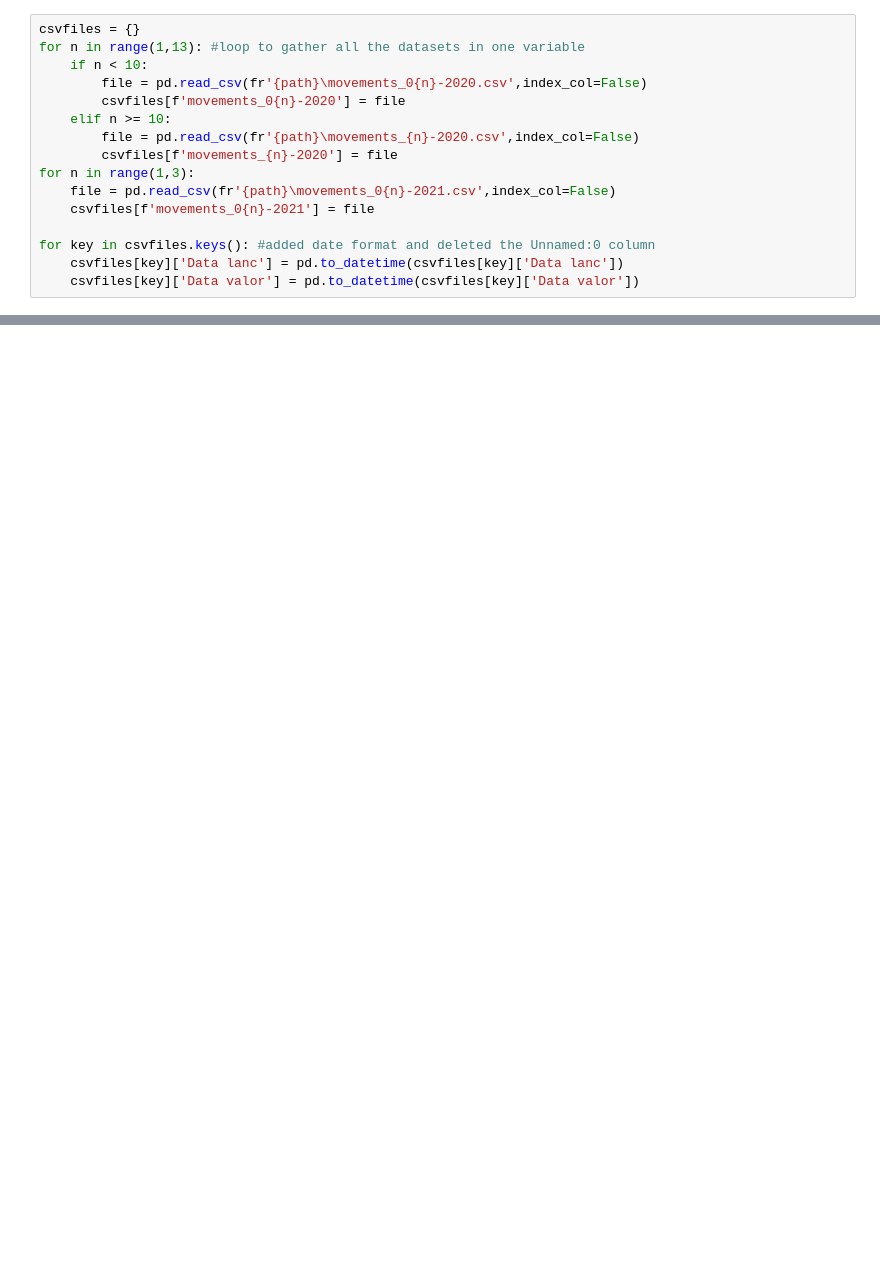
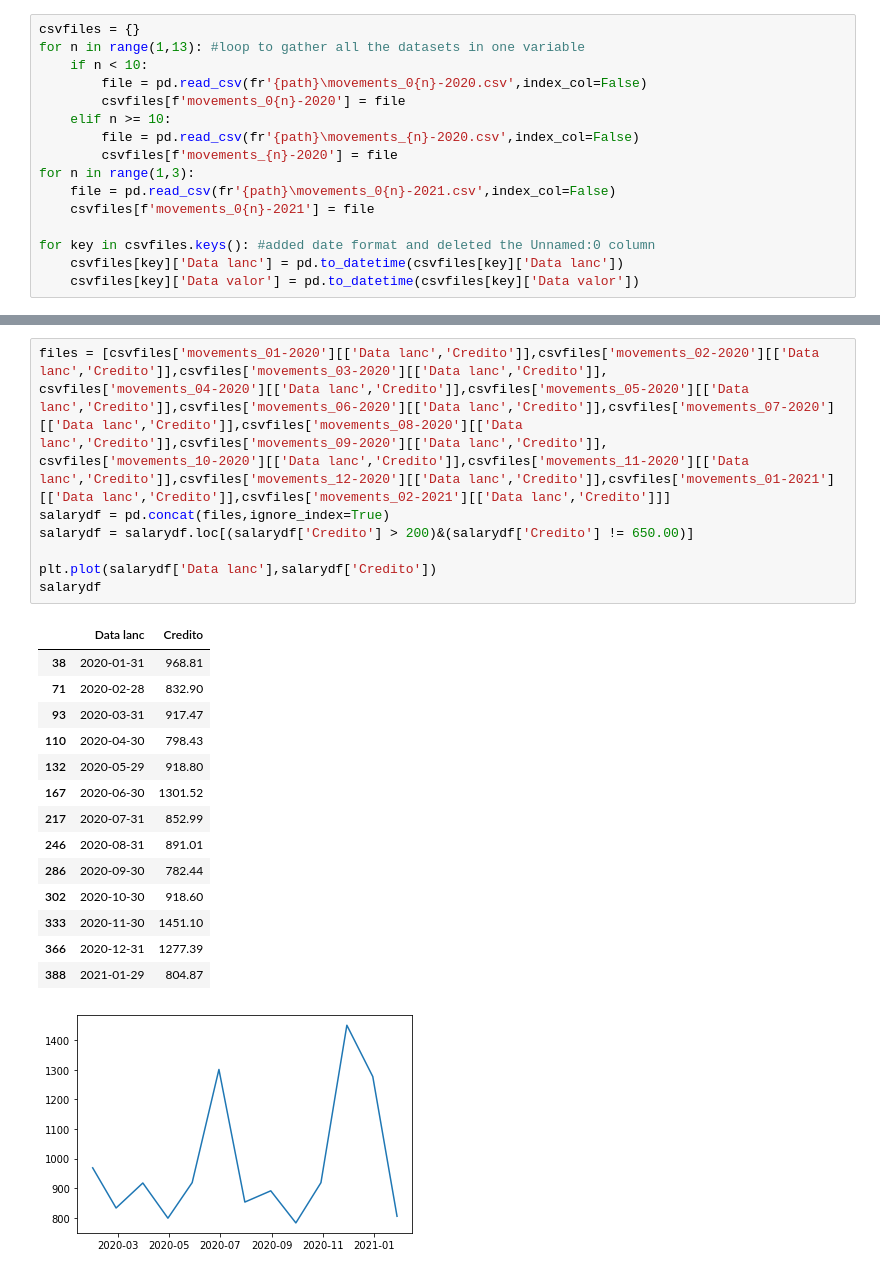
Before and after one commit to Astrobert0/Project-4, a Jupyter notebook: Analysis.ipynb, the cells around one changed output, grey strips where cells are left out. Saved outputs shown, nothing was run; the diff lists cells and outputs as text; blank space fills up the shorter version.

```diff
--- a/Analysis.ipynb
+++ b/Analysis.ipynb
@@ -34,3 +188,28 @@ for key in csvfiles.keys():
+# %%
+files = [csvfiles['movements_01-2020'][['Data lanc','Credito']],csvfiles['movements_02-2020'][['Data lanc','Credito']],csvfiles['movements_03-2020'][['Data lanc','Credito']],
+csvfiles['movements_04-2020'][['Data lanc','Credito']],csvfiles['movements_05-2020'][['Data lanc','Credito']],csvfiles['movements_06-2020'][['Data lanc','Credito']],csvfiles['movements_07-2020'][['Data lanc','Credito']],csvfiles['movements_08-2020'][['Data lanc','Credito']],csvfiles['movements_09-2020'][['Data lanc','Credito']],
+csvfiles['movements_10-2020'][['Data lanc','Credito']],csvfiles['movements_11-2020'][['Data lanc','Credito']],csvfiles['movements_12-2020'][['Data lanc','Credito']],csvfiles['movements_01-2021'][['Data lanc','Credito']],csvfiles['movements_02-2021'][['Data lanc','Credito']]]
+salarydf = pd.concat(files,ignore_index=True)
+salarydf = salarydf.loc[(salarydf['Credito'] > 200)&(salarydf['Credito'] != 650.00)]
+
+plt.plot(salarydf['Data lanc'],salarydf['Credito'])
+salarydf
+# %% [output]
+|  | Data lanc | Credito |
+| 38 | 2020-01-31 | 968.81 |
+| 71 | 2020-02-28 | 832.90 |
+| 93 | 2020-03-31 | 917.47 |
+| 110 | 2020-04-30 | 798.43 |
+| 132 | 2020-05-29 | 918.80 |
+| 167 | 2020-06-30 | 1301.52 |
+| 217 | 2020-07-31 | 852.99 |
+| 246 | 2020-08-31 | 891.01 |
+| 286 | 2020-09-30 | 782.44 |
+| 302 | 2020-10-30 | 918.60 |
+| 333 | 2020-11-30 | 1451.10 |
+| 366 | 2020-12-31 | 1277.39 |
+| 388 | 2021-01-29 | 804.87 |
+[figure, added]
 # %%
 """Hypotesis: H0: mean_salary <=  900eur,             H1: mean_salary  > 900eur"""
 """
```
Also changed, not shown: parts of 17 cells of this notebook, 4 other files.
